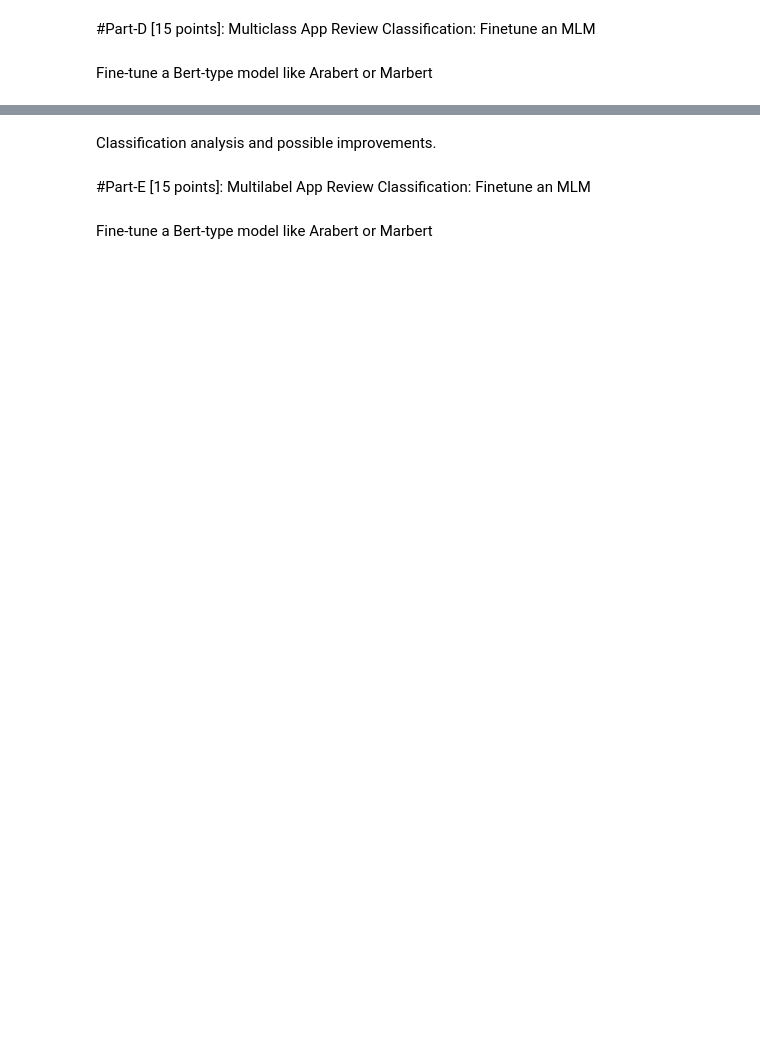
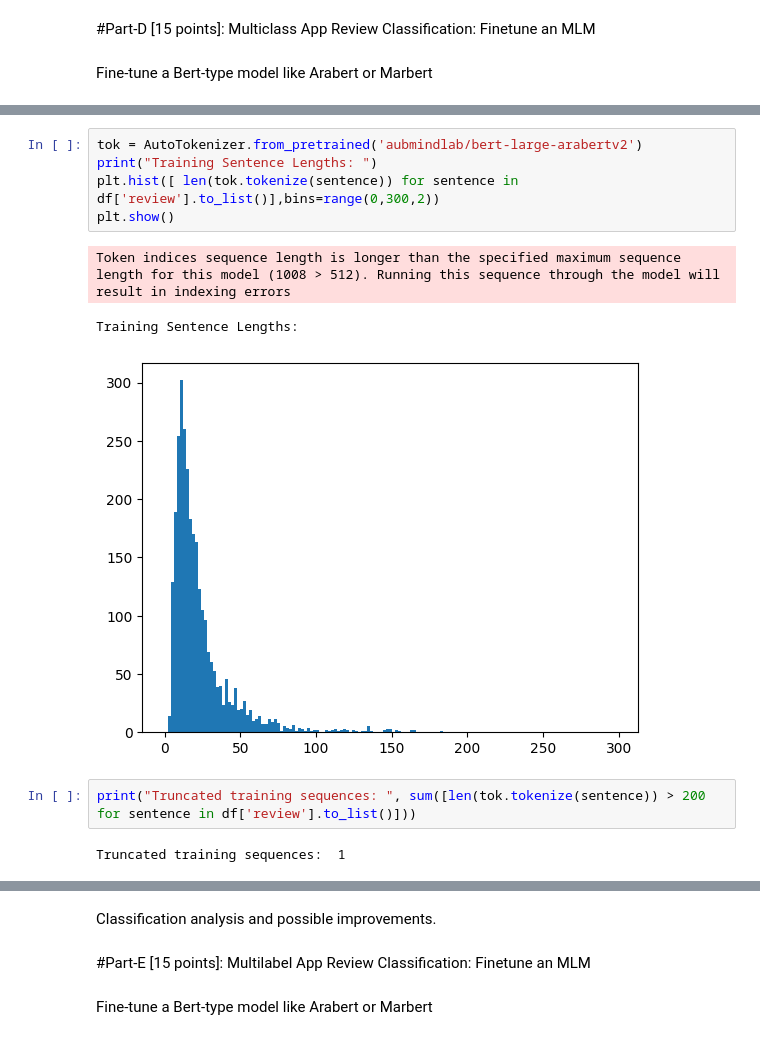
Before and after one commit to Ryuki17/Arabic-App-Review-Classification-Project-NLP, a Jupyter notebook: ICS472_Project.ipynb, the cells around one changed output, grey strips where cells are left out. Cells and saved outputs as stored; diff of their text form; blank space fills up the shorter version.

```diff
--- a/ICS472_Project.ipynb
+++ b/ICS472_Project.ipynb
@@ -28,0 +803,13 @@ Fine-tune a Bert-type model like Arabert or Marbert
+# %%
+tok = AutoTokenizer.from_pretrained('aubmindlab/bert-large-arabertv2')
+print("Training Sentence Lengths: ")
+plt.hist([ len(tok.tokenize(sentence)) for sentence in df['review'].to_list()],bins=range(0,300,2))
+plt.show()
+# %% [output]
+Token indices sequence length is longer than the specified maximum sequence length for this model (1008 > 512). Running this sequence through the model will result in indexing errors
+Training Sentence Lengths:
+[figure, added]
+# %%
+print("Truncated training sequences: ", sum([len(tok.tokenize(sentence)) > 200 for sentence in df['review'].to_list()]))
+# %% [output]
+Truncated training sequences:  1
```
Also changed, not shown: parts of 13 cells of this notebook.
